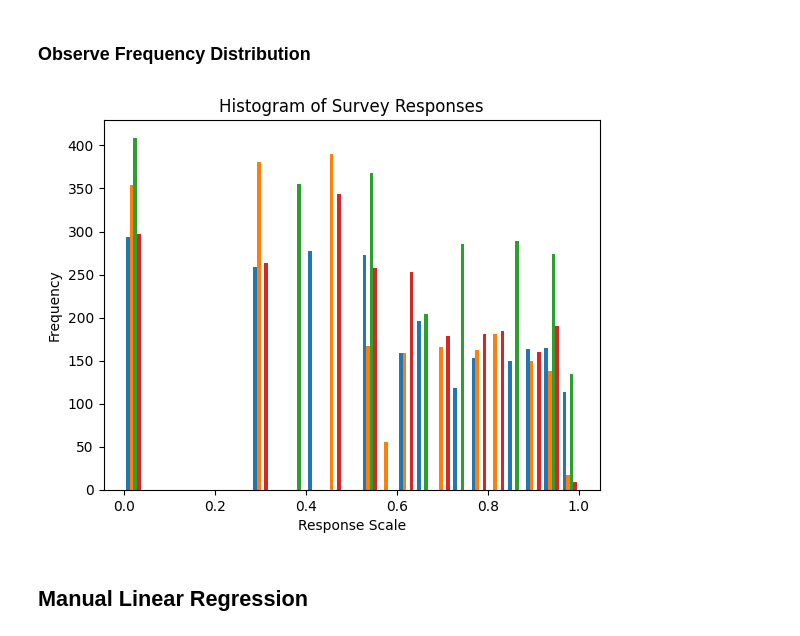
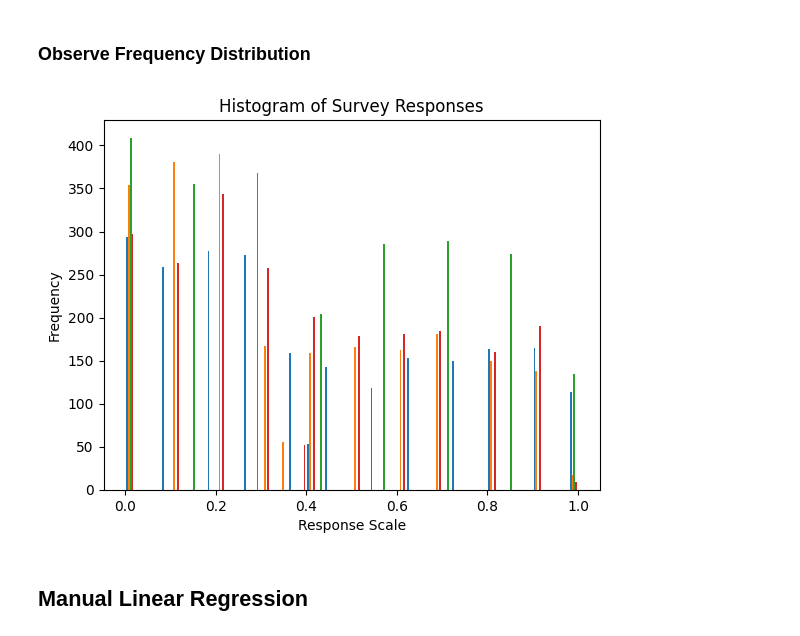
Before and after one commit to Prokope45/NeuralNetworkProject, a Jupyter notebook: LinearRegression/LinearRegressionAnalysis.ipynb, the cells around one changed output. Cells and saved outputs as stored; diff of their text form; code cells hidden in the pictures.

```diff
--- a/LinearRegression/LinearRegressionAnalysis.ipynb
+++ b/LinearRegression/LinearRegressionAnalysis.ipynb
@@ -82,13 +82,13 @@ transform(test_df)
 # %%
 scales = train_df[predictors]
 
-plt.hist(scales, bins=25)
+plt.hist(scales, bins=50)
 plt.title("Histogram of Survey Responses")
 plt.xlabel("Response Scale")
 plt.ylabel("Frequency")
 plt.show()
 # %% [output]
-[figure, old version]
+[figure, new version]
 # %% [markdown]
 ## Manual Linear Regression
 # %%
```
Also changed, not shown: parts of 7 cells of this notebook, 1 other file.
